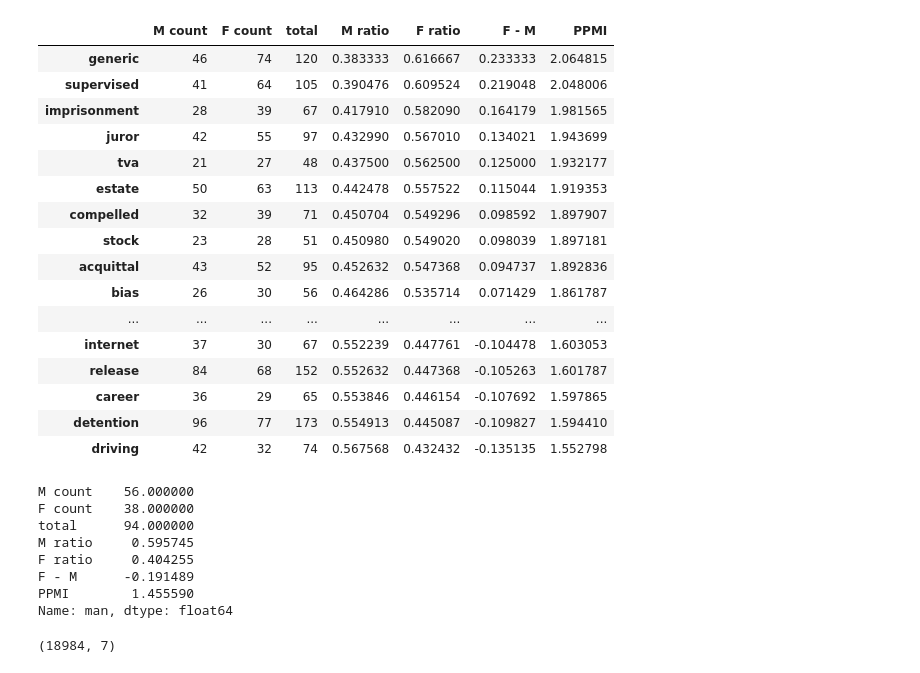
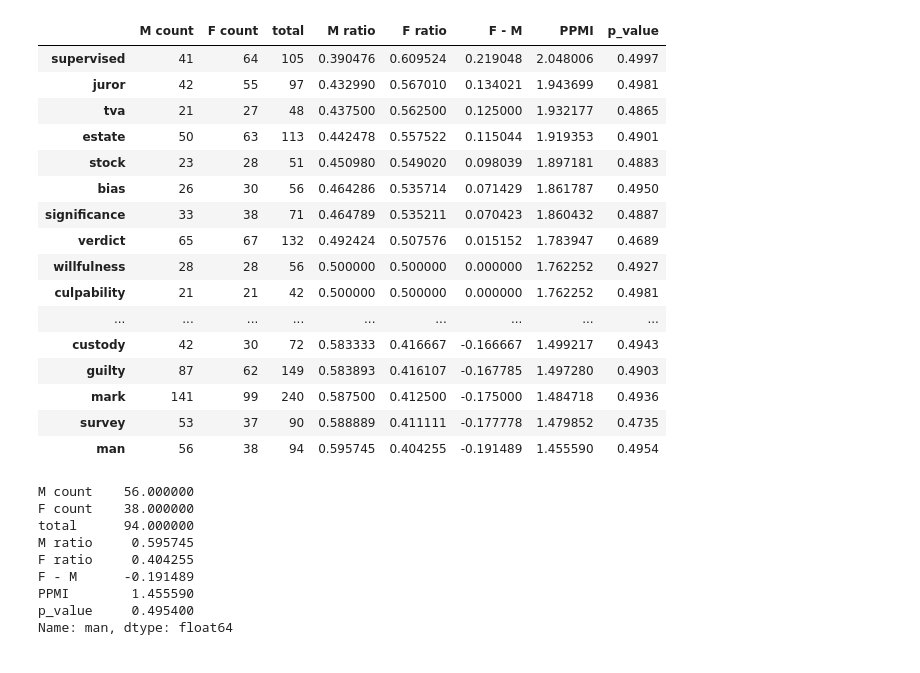
Before and after one commit to anguss-li/TADA-2023, a Jupyter notebook: tokens-exploratory/results.ipynb, the cells around one changed output. Drawn from its saved outputs; the diff is of its cells as text; code cells hidden in the pictures.

```diff
--- a/tokens-exploratory/results.ipynb
+++ b/tokens-exploratory/results.ipynb
@@ -9,36 +9,43 @@ with open('exploratory_table.pickle', 'rb') as handle:
     table = load(handle)
 
 df = pd.DataFrame.from_dict(table, orient='index')
+# %%
+with open("p_values.pickle", "rb") as handle:
+    p_values = load(handle)
+# %%
+p_values = pd.Series(p_values)
+df["p_value"] = p_values
 # %%
 df = df.sort_values(by=['PPMI'], ascending=False)
 
 # Filter out stopwords using nltk and words not used by female speakers
 stop = set(stopwords.words("english"))
 filtered_df = df.loc[(~df.index.isin(stop)) & (df["PPMI"] != None)]
 
 # We can set a cutoff for a good PPMI to explore
 filtered_df = filtered_df.loc[df["PPMI"] > 0.1]
 filtered_df = filtered_df.loc[(df["M count"] > 20) & (df["F count"] > 20)]
+filtered_df = filtered_df.loc[df["p_value"] < 0.5]
 
 filtered_df[0:30]
 # %% [output]
-|  | M count | F count | total | M ratio | F ratio | F - M | PPMI |
-| generic | 46 | 74 | 120 | 0.383333 | 0.616667 | 0.233333 | 2.064815 |
-| supervised | 41 | 64 | 105 | 0.390476 | 0.609524 | 0.219048 | 2.048006 |
-| imprisonment | 28 | 39 | 67 | 0.417910 | 0.582090 | 0.164179 | 1.981565 |
-| juror | 42 | 55 | 97 | 0.432990 | 0.567010 | 0.134021 | 1.943699 |
-| tva | 21 | 27 | 48 | 0.437500 | 0.562500 | 0.125000 | 1.932177 |
-| estate | 50 | 63 | 113 | 0.442478 | 0.557522 | 0.115044 | 1.919353 |
-| compelled | 32 | 39 | 71 | 0.450704 | 0.549296 | 0.098592 | 1.897907 |
-| stock | 23 | 28 | 51 | 0.450980 | 0.549020 | 0.098039 | 1.897181 |
-| acquittal | 43 | 52 | 95 | 0.452632 | 0.547368 | 0.094737 | 1.892836 |
-| bias | 26 | 30 | 56 | 0.464286 | 0.535714 | 0.071429 | 1.861787 |
-| ... | ... | ... | ... | ... | ... | ... | ... |
-| internet | 37 | 30 | 67 | 0.552239 | 0.447761 | -0.104478 | 1.603053 |
-| release | 84 | 68 | 152 | 0.552632 | 0.447368 | -0.105263 | 1.601787 |
-| career | 36 | 29 | 65 | 0.553846 | 0.446154 | -0.107692 | 1.597865 |
-| detention | 96 | 77 | 173 | 0.554913 | 0.445087 | -0.109827 | 1.594410 |
-| driving | 42 | 32 | 74 | 0.567568 | 0.432432 | -0.135135 | 1.552798 |
+|  | M count | F count | total | M ratio | F ratio | F - M | PPMI | p_value |
+| supervised | 41 | 64 | 105 | 0.390476 | 0.609524 | 0.219048 | 2.048006 | 0.4997 |
+| juror | 42 | 55 | 97 | 0.432990 | 0.567010 | 0.134021 | 1.943699 | 0.4981 |
+| tva | 21 | 27 | 48 | 0.437500 | 0.562500 | 0.125000 | 1.932177 | 0.4865 |
+| estate | 50 | 63 | 113 | 0.442478 | 0.557522 | 0.115044 | 1.919353 | 0.4901 |
+| stock | 23 | 28 | 51 | 0.450980 | 0.549020 | 0.098039 | 1.897181 | 0.4883 |
+| bias | 26 | 30 | 56 | 0.464286 | 0.535714 | 0.071429 | 1.861787 | 0.4950 |
+| significance | 33 | 38 | 71 | 0.464789 | 0.535211 | 0.070423 | 1.860432 | 0.4887 |
+| verdict | 65 | 67 | 132 | 0.492424 | 0.507576 | 0.015152 | 1.783947 | 0.4689 |
+| willfulness | 28 | 28 | 56 | 0.500000 | 0.500000 | 0.000000 | 1.762252 | 0.4927 |
+| culpability | 21 | 21 | 42 | 0.500000 | 0.500000 | 0.000000 | 1.762252 | 0.4981 |
+| ... | ... | ... | ... | ... | ... | ... | ... | ... |
+| custody | 42 | 30 | 72 | 0.583333 | 0.416667 | -0.166667 | 1.499217 | 0.4943 |
+| guilty | 87 | 62 | 149 | 0.583893 | 0.416107 | -0.167785 | 1.497280 | 0.4903 |
+| mark | 141 | 99 | 240 | 0.587500 | 0.412500 | -0.175000 | 1.484718 | 0.4936 |
+| survey | 53 | 37 | 90 | 0.588889 | 0.411111 | -0.177778 | 1.479852 | 0.4735 |
+| man | 56 | 38 | 94 | 0.595745 | 0.404255 | -0.191489 | 1.455590 | 0.4954 |
 # %%
 # Potential words I've found quickly looking through
 filtered_df.loc["man"]
@@ -50,8 +57,7 @@ M ratio     0.595745
 F ratio     0.404255
 F - M      -0.191489
 PPMI        1.455590
+p_value     0.495400
 Name: man, dtype: float64
 # %%
 df.shape
-# %% [output]
-(18984, 7)
```
Also changed, not shown: 10 other files.
